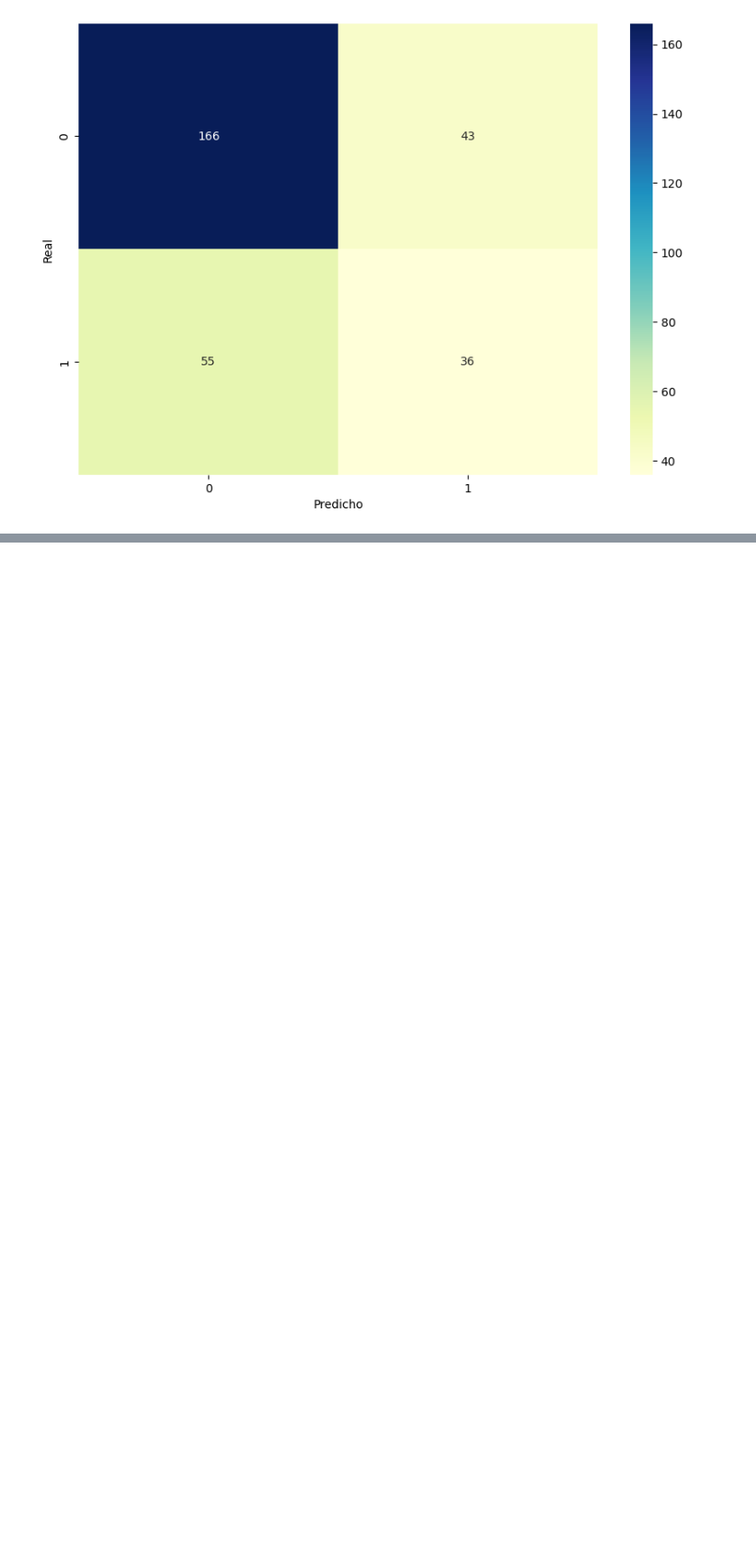
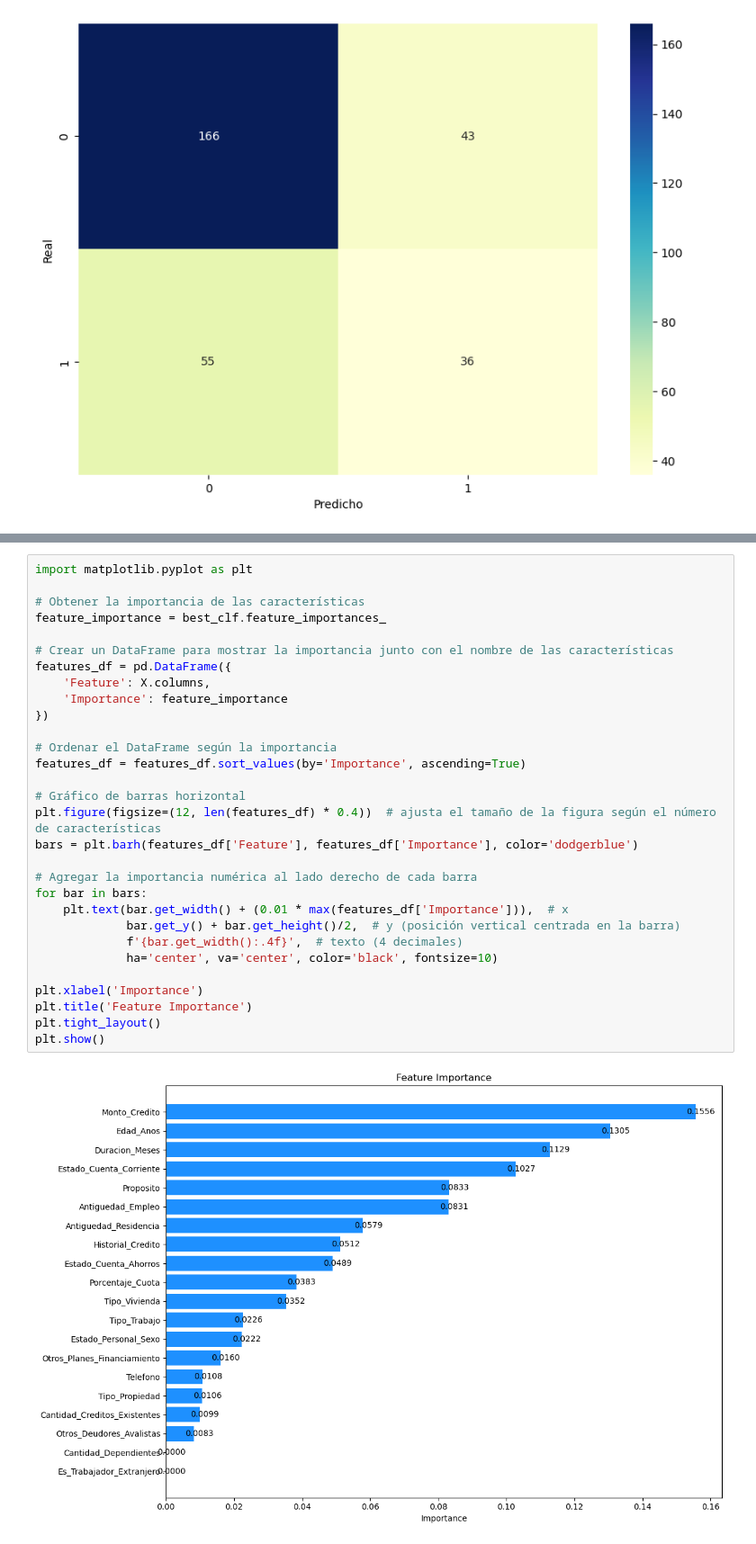
Before and after one commit to Japulgarin/Data_challenge_uninorte, a Jupyter notebook: Creditos_alemanes.ipynb, the cells around one changed output, grey strips where cells are left out. Shown at 90% size. Drawn from its saved outputs; the diff is of its cells as text; blank space fills up the shorter version.

```diff
--- a/Creditos_alemanes.ipynb
+++ b/Creditos_alemanes.ipynb
@@ -202,0 +381,32 @@ Matriz de Confusión:
+# %%
+import matplotlib.pyplot as plt
+
+# Obtener la importancia de las características
+feature_importance = best_clf.feature_importances_
+
+# Crear un DataFrame para mostrar la importancia junto con el nombre de las características
+features_df = pd.DataFrame({
+    'Feature': X.columns,
+    'Importance': feature_importance
+})
+
+# Ordenar el DataFrame según la importancia
+features_df = features_df.sort_values(by='Importance', ascending=True)
+
+# Gráfico de barras horizontal
+plt.figure(figsize=(12, len(features_df) * 0.4))  # ajusta el tamaño de la figura según el número de características
+bars = plt.barh(features_df['Feature'], features_df['Importance'], color='dodgerblue')
+
+# Agregar la importancia numérica al lado derecho de cada barra
+for bar in bars:
+    plt.text(bar.get_width() + (0.01 * max(features_df['Importance'])),  # x
+             bar.get_y() + bar.get_height()/2,  # y (posición vertical centrada en la barra)
+             f'{bar.get_width():.4f}',  # texto (4 decimales)
+             ha='center', va='center', color='black', fontsize=10)
+
+plt.xlabel('Importance')
+plt.title('Feature Importance')
+plt.tight_layout()
+plt.show()
+# %% [output]
+[figure, added]
```
Also changed, not shown: parts of 18 cells of this notebook.
